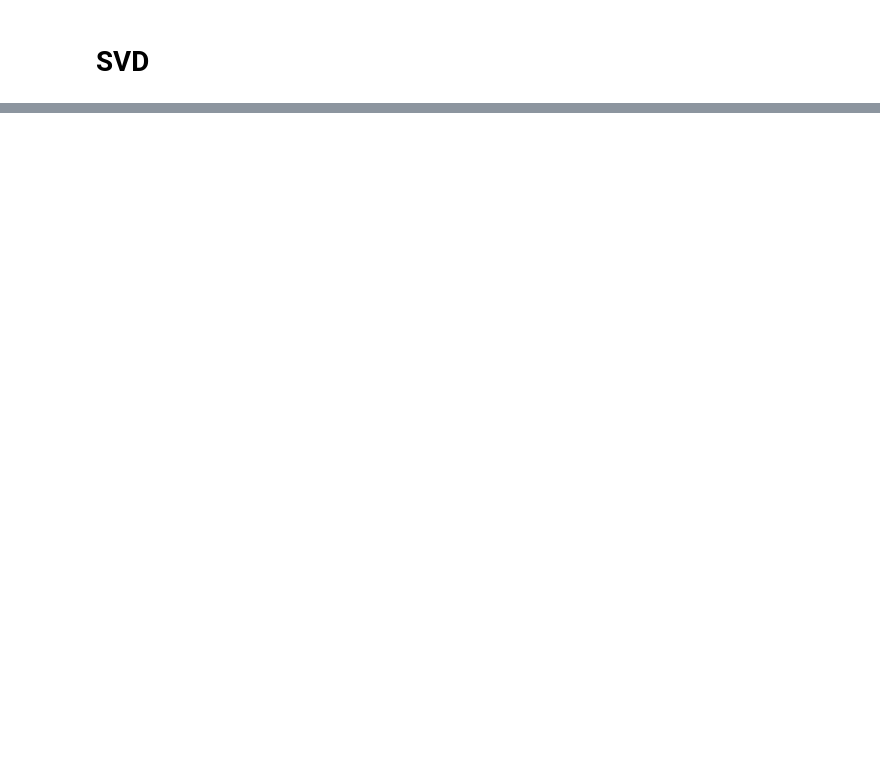
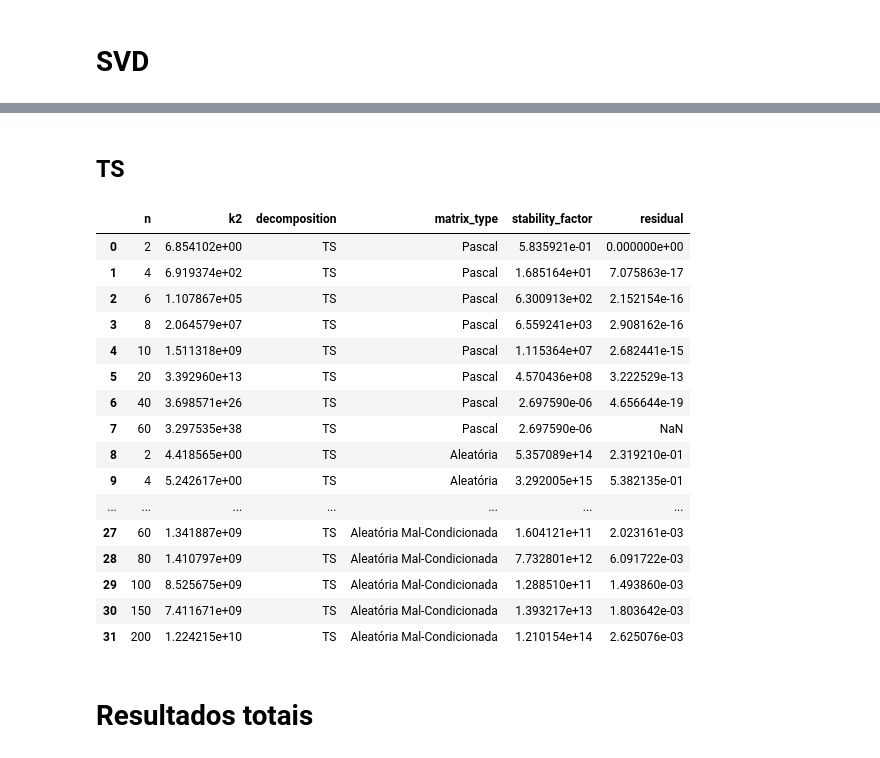
Before and after one commit to GuiCT/ALCD, a Jupyter notebook: activities/at_3.ipynb, the cells around one changed output, grey strips where cells are left out. Saved outputs shown, nothing was run; the diff lists cells and outputs as text; code cells hidden in the pictures; blank space fills up the shorter version.

```diff
--- a/activities/at_3.ipynb
+++ b/activities/at_3.ipynb
@@ -49,0 +441,6 @@ def residual(original_matrix: npt.NDArray, algo_result: npt.NDArray) -> Supports
+# %%
+n_list = []
+k2_list = []
+matrix_type_list = []
+stability_factor_list = []
+residual_list = []
@@ -49,0 +537,2 @@ def residual(original_matrix: npt.NDArray, algo_result: npt.NDArray) -> Supports
+# %% [markdown]
+## TS
@@ -49,0 +590,6 @@ def residual(original_matrix: npt.NDArray, algo_result: npt.NDArray) -> Supports
+# %%
+n_list = []
+k2_list = []
+matrix_type_list = []
+stability_factor_list = []
+residual_list = []
@@ -49,0 +635,49 @@ def residual(original_matrix: npt.NDArray, algo_result: npt.NDArray) -> Supports
+# %%
+for n in TESTED_N:
+    A = ill_conditioned_matrix(n)
+    stop = False
+    try:
+        S, T = ts(A)
+        psiinv_st = np.linalg.inv(S) @ np.linalg.inv(T)
+        res = residual(A, psiinv_st)
+        stab = stability_factor(A, psiinv_st)
+    except LinAlgError:
+        res = np.nan
+        stop = True
+    n_list.append(n)
+    k2_list.append(calculate_k2(A))
+    matrix_type_list.append("Aleatória Mal-Condicionada")
+    stability_factor_list.append(stab)
+    residual_list.append(res)
+    if stop:
+        break
+# %%
+ts_error_df = create_error_df(
+    "TS", {
+        "n": n_list,
+        "k2": k2_list,
+        "matrix_type": matrix_type_list,
+        "stability_factor": stability_factor_list,
+        "residual": residual_list
+    }
+)
+# %%
+ts_error_df
+# %% [output]
+|  | n | k2 | decomposition | matrix_type | stability_factor | residual |
+| 0 | 2 | 6.854102e+00 | TS | Pascal | 5.835921e-01 | 0.000000e+00 |
+| 1 | 4 | 6.919374e+02 | TS | Pascal | 1.685164e+01 | 7.075863e-17 |
+| 2 | 6 | 1.107867e+05 | TS | Pascal | 6.300913e+02 | 2.152154e-16 |
+| 3 | 8 | 2.064579e+07 | TS | Pascal | 6.559241e+03 | 2.908162e-16 |
+| 4 | 10 | 1.511318e+09 | TS | Pascal | 1.115364e+07 | 2.682441e-15 |
+| 5 | 20 | 3.392960e+13 | TS | Pascal | 4.570436e+08 | 3.222529e-13 |
+| 6 | 40 | 3.698571e+26 | TS | Pascal | 2.697590e-06 | 4.656644e-19 |
+| 7 | 60 | 3.297535e+38 | TS | Pascal | 2.697590e-06 | NaN |
+| 8 | 2 | 4.418565e+00 | TS | Aleatória | 5.357089e+14 | 2.319210e-01 |
+| 9 | 4 | 5.242617e+00 | TS | Aleatória | 3.292005e+15 | 5.382135e-01 |
+| ... | ... | ... | ... | ... | ... | ... |
+| 27 | 60 | 1.341887e+09 | TS | Aleatória Mal-Condicionada | 1.604121e+11 | 2.023161e-03 |
+| 28 | 80 | 1.410797e+09 | TS | Aleatória Mal-Condicionada | 7.732801e+12 | 6.091722e-03 |
+| 29 | 100 | 8.525675e+09 | TS | Aleatória Mal-Condicionada | 1.288510e+11 | 1.493860e-03 |
+| 30 | 150 | 7.411671e+09 | TS | Aleatória Mal-Condicionada | 1.393217e+13 | 1.803642e-03 |
+| 31 | 200 | 1.224215e+10 | TS | Aleatória Mal-Condicionada | 1.210154e+14 | 2.625076e-03 |
@@ -49,0 +686,2 @@ def residual(original_matrix: npt.NDArray, algo_result: npt.NDArray) -> Supports
+# %% [markdown]
+# Resultados totais
```
Also changed, not shown: parts of 53 cells of this notebook, 2 other files.
